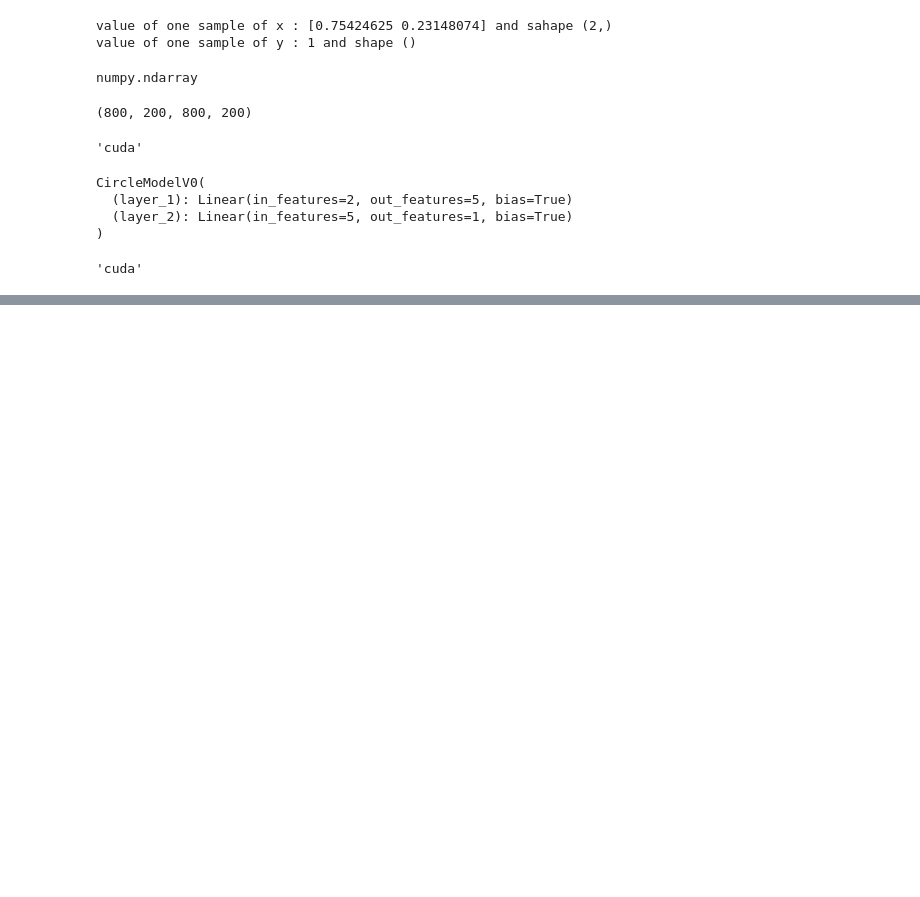
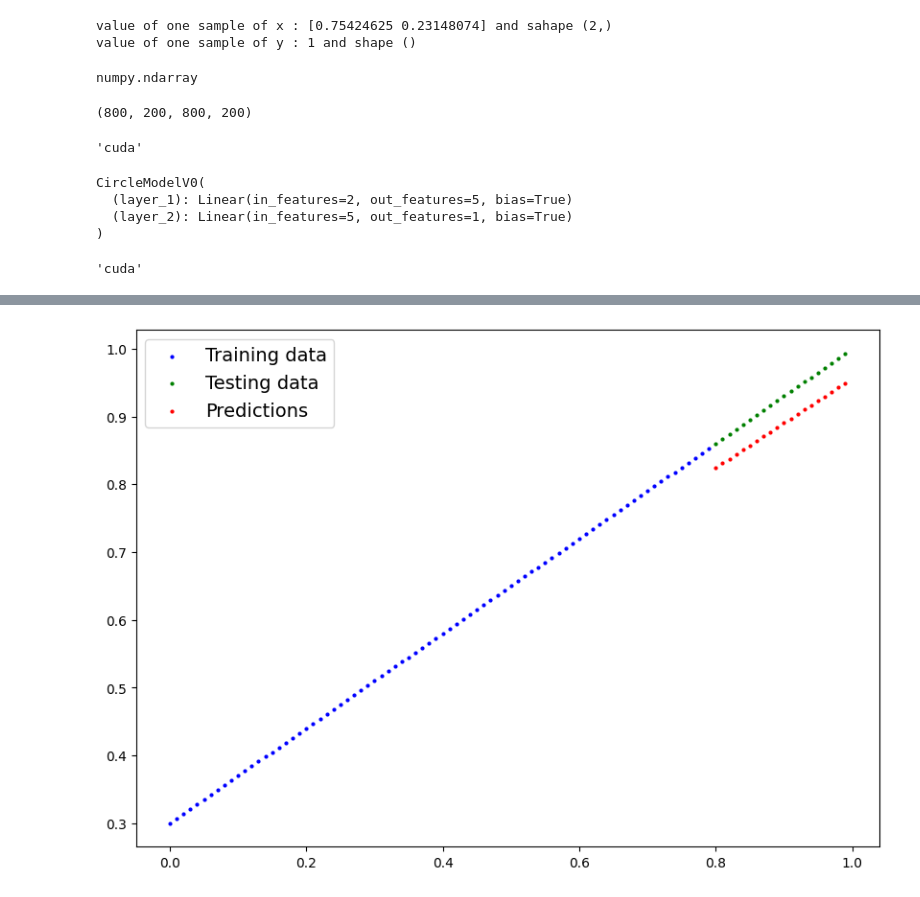
Before and after one commit to abhi2005-bit/Deep-Learning, a Jupyter notebook: Neural_network__classificationynb.ipynb, the cells around one changed output, grey strips where cells are left out. Saved outputs shown, nothing was run; the diff lists cells and outputs as text; code cells hidden in the pictures; blank space fills up the shorter version.

```diff
--- a/Neural_network__classificationynb.ipynb
+++ b/Neural_network__classificationynb.ipynb
@@ -311,0 +537,28 @@ epoch90 | loss : 0.69952 | acc : 49.12% | test_loss : 0.70954, test_acc : 47.50%
+# %%
+loss_fn = nn.L1Loss()
+optimizer = torch.optim.SGD(params=model_2.parameters(),
+                            lr=0.01)
+# %%
+import torch
+torch.manual_seed(42)
+torch.cuda.manual_seed(42)
+epochs=1000
+
+x_train_reg,y_train_reg=x_train_reg.unsqueeze(1).to(device),y_train_reg.to(device)
+x_test_reg,y_test_reg=x_test_reg.unsqueeze(1).to(device),y_test_reg.to(device)
+# %%
+for epoch in range(epochs):
+  model_2.train()
+  y_preds=model_2(x_train_reg).squeeze()
+  loss=loss_fn(y_preds,y_train_reg)
+  optimizer.zero_grad()
+  loss.backward()
+  optimizer.step()
+
+  model_2.eval()
+  with torch.inference_mode():
+    test_preds=model_2(x_test_reg).squeeze()
+    test_loss=loss_fn(test_preds,y_test_reg)
+
+    if epoch % 100 == 0:
+      print(f"epoch : {epoch} | loss : {loss :.5f} | test_loss : {test_loss :.5f}")
@@ -311,0 +576,4 @@ epoch90 | loss : 0.69952 | acc : 49.12% | test_loss : 0.70954, test_acc : 47.50%
+# %%
+plot_predictions(train_data=x_train_reg.cpu(), train_labels=y_train_reg.cpu(), test_data=x_test_reg.cpu(), test_labels=y_test_reg.cpu(), predictions=test_preds.cpu())
+# %% [output]
+[figure, added]
```
Also changed, not shown: parts of 28 cells of this notebook.
